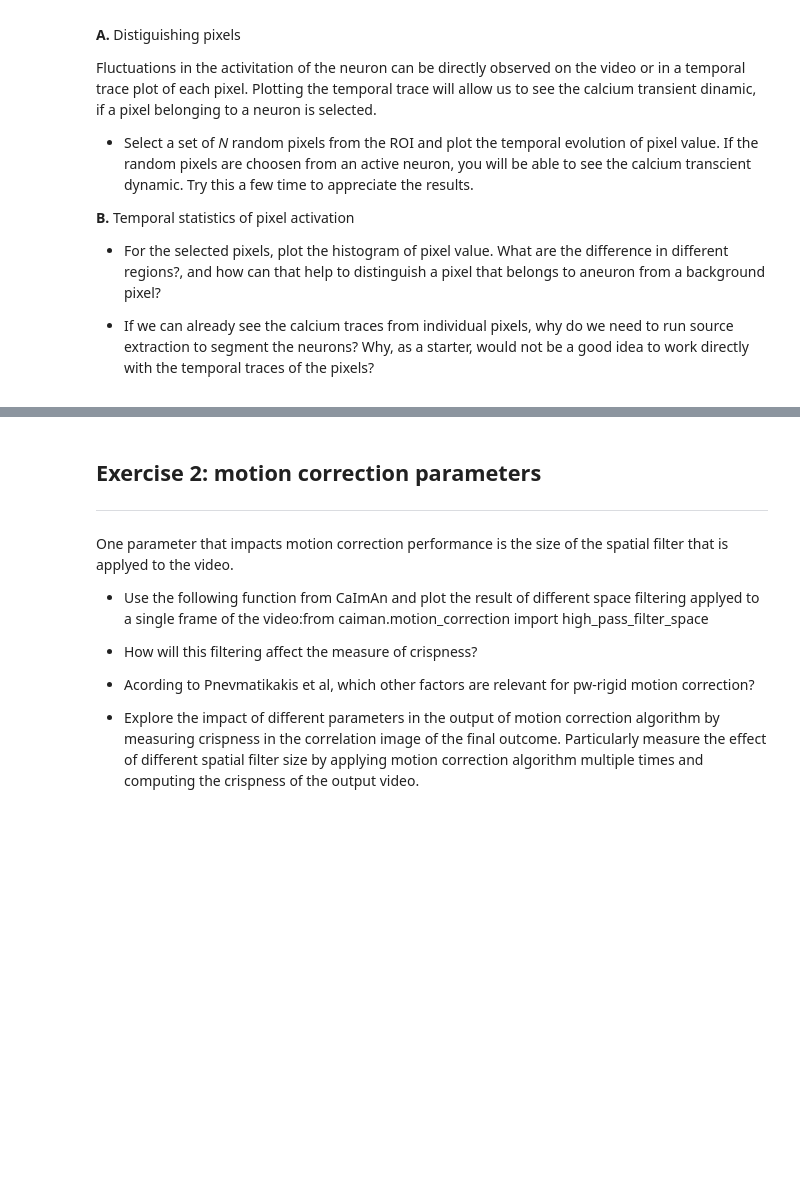
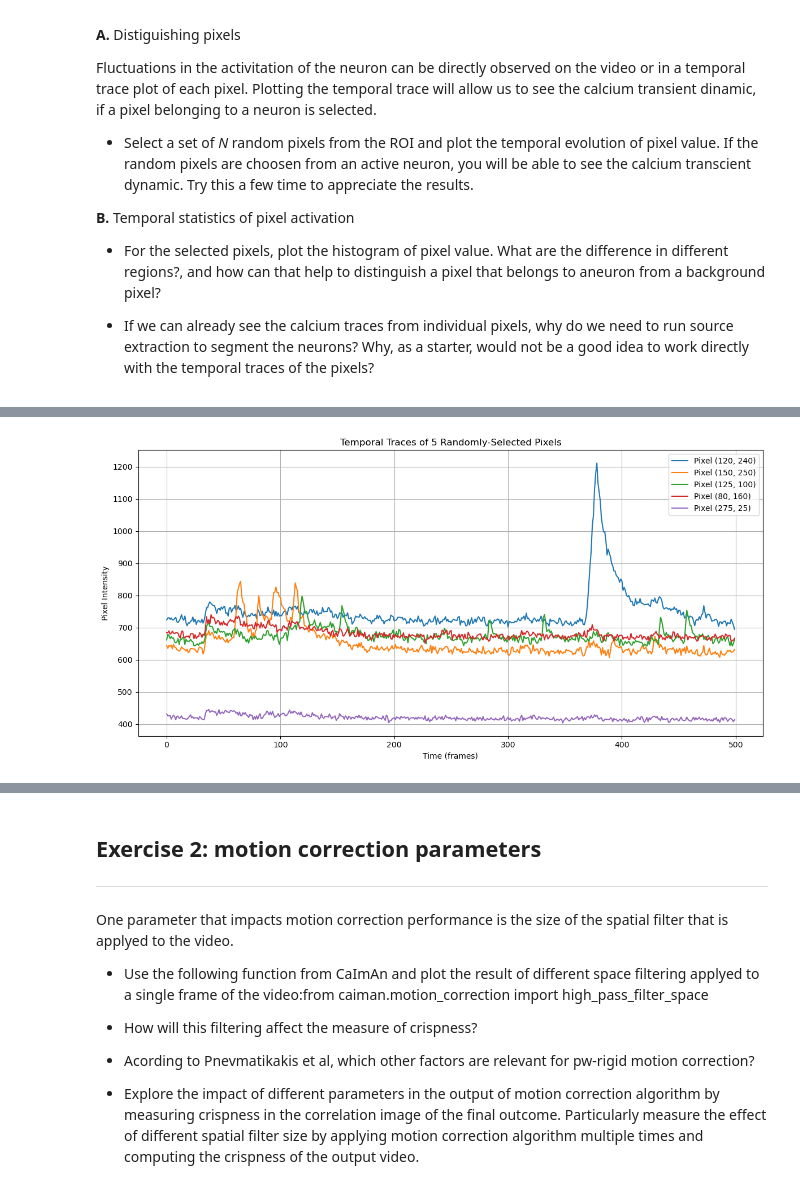
Before and after one commit to lschlinkheider/neuroanalysis, a Jupyter notebook: neural_data/02-calcium_imaging/exercises.ipynb, the cells around one changed output, grey strips where cells are left out. Saved outputs shown, nothing was run; the diff lists cells and outputs as text; code cells hidden in the pictures; blank space fills up the shorter version.

```diff
--- a/neural_data/02-calcium_imaging/exercises.ipynb
+++ b/neural_data/02-calcium_imaging/exercises.ipynb
@@ -75,0 +86,25 @@ plt.tight_layout()
+# %%
+# selecting random pixels
+
+# format: (y-coordinate, x-coordinate)
+pixel_coords = [
+    (120, 240), # looking at the mean summmary and PNR image, this one is likely an active neuron with a large magnitude
+    (150, 250), # slightly less bold signal
+    (125, 100),
+    (80, 160),
+    (275, 25)] # selecting pixel at periphery
+
+# plotting temporal dynamics of selected pixels
+plt.figure(figsize=(12, 6))
+for y, x in pixel_coords:
+    trace = original_movie[:, y, x].squeeze()
+    plt.plot(trace, label=f'Pixel ({y}, {x})')
+plt.xlabel('Time (frames)')
+plt.ylabel('Pixel Intensity')
+plt.title('Temporal Traces of 5 Randomly-Selected Pixels')
+plt.legend()
+plt.grid(True)
+plt.tight_layout()
+plt.show()
+# %% [output]
+[figure, added]
```
Also changed, not shown: parts of 8 cells of this notebook.
